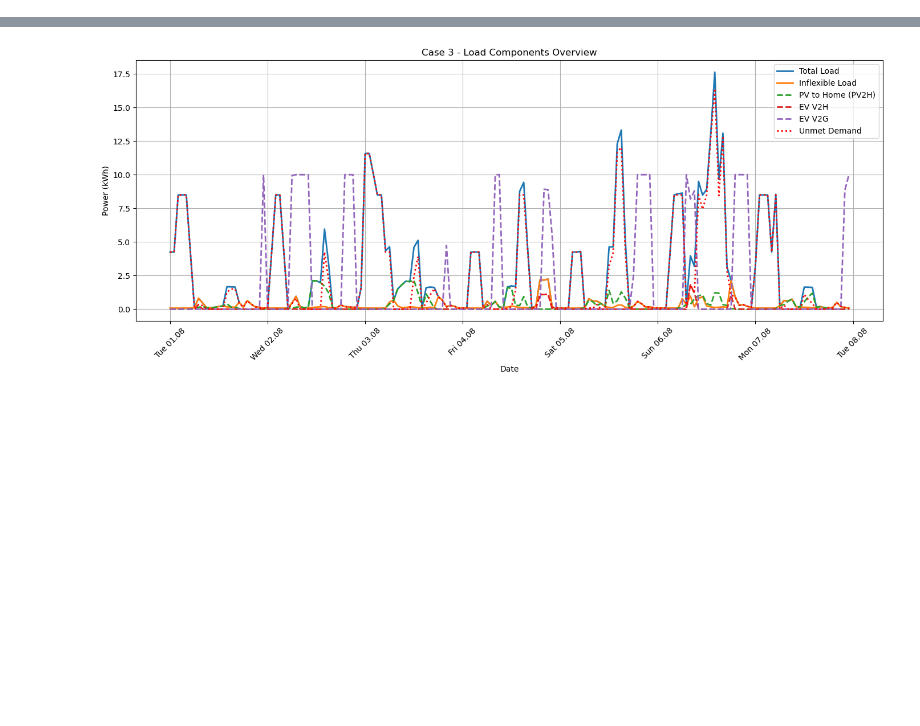
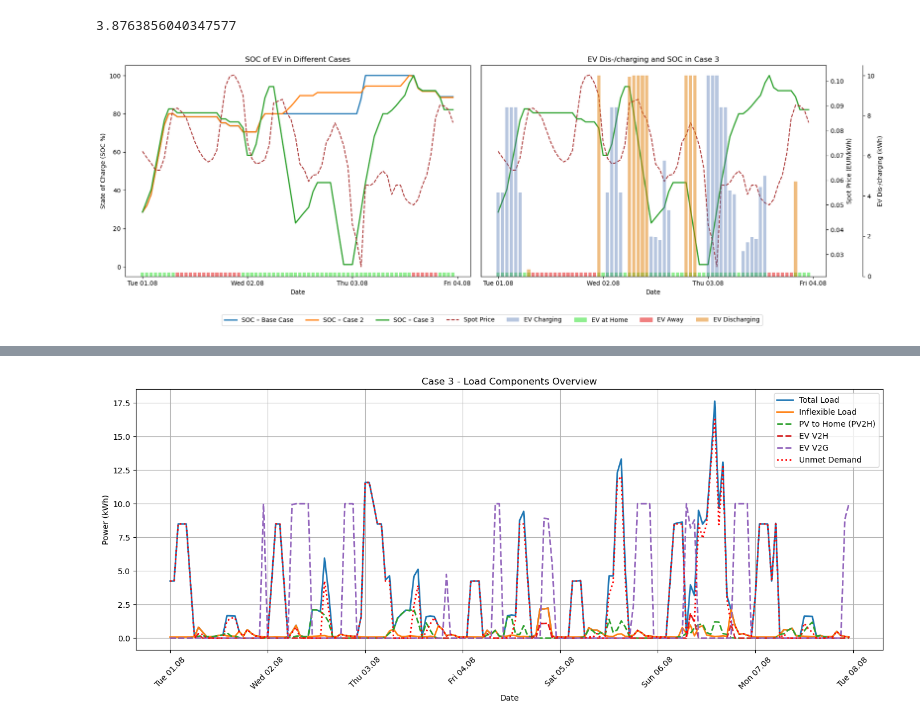
Before and after one commit to sewaelty/optimization_project, a Jupyter notebook: main/plots_Simon.ipynb, the cells around one changed output, grey strips where cells are left out. Drawn from its saved outputs; the diff is of its cells as text; code cells hidden in the pictures; blank space fills up the shorter version.

```diff
--- a/main/plots_Simon.ipynb
+++ b/main/plots_Simon.ipynb
@@ -19,16 +19,14 @@ figures_dir = os.path.join(data_dir, 'figures')
 
 
 
+results_basecase_summer = pd.read_csv(os.path.join(results_dir, 'results_basecase_summer.csv'),sep=',')
+results_basecase_winter = pd.read_csv(os.path.join(results_dir, 'results_basecase_winter.csv'), sep=',')
+results_case_1_winter = pd.read_csv(os.path.join(results_dir, 'results_case_1_winter.csv'), sep=',')
+results_case_2_summer = pd.read_csv(os.path.join(results_dir,'results_case_2_summer.csv'), sep=',')
+results_case_2_winter = pd.read_csv(os.path.join(results_dir,'results_case_2_winter.csv'), sep=',')
+results_case_3_summer = pd.read_csv(os.path.join(results_dir,'results_case_3_summer.csv'), sep=',')
+results_case_3_winter = pd.read_csv(os.path.join(results_dir,'results_case_3_winter.csv'), sep=',')
 
-
-# Summer month
-
-results_basecase_summer = pd.read_csv(os.path.join(results_dir, 'results_basecase_summer.csv'),sep=',')
-#results_basecase_winter = pd.read_csv(os.path.join(results_dir, 'results_basecase_winter.csv'), sep=',')
-#results_case_1_winter = pd.read_csv(os.path.join(results_dir, 'results_case_1_winter.csv'), sep=',')
-#results_case_2_summer = pd.read_csv(os.path.join(results_dir,'results_case_2_summer.csv'), sep=',')
-#results_case_2_winter = pd.read_csv(os.path.join(results_dir,'results_case_2_winter.csv'), sep=',')
-#results_case_3_summer = pd.read_csv(os.path.join(results_dir,'results_case_3_summer.csv'), sep=',')
-#results_case_3_winter = pd.read_csv(os.path.join(results_dir,'results_case_3_winter.csv'), sep=',')
-
-#print(results_case_3_summer.columns)
+print(max(results_case_3_winter['EV_V2H']))
+# %% [output]
+3.8763856040347577
@@ -104,3 +283,19 @@ def plot_ev_soc_with_price_and_pv(
+# %%
+df_dict = {
+    "Base Case": results_basecase_summer,
+    #"Case 1": results_case_1_summer,
+    "Case 2": results_case_2_summer,
+    "Case 3": results_case_3_summer
+}
+
+plot_ev_soc_and_charging_side_by_side(
+    df_dict,
+    title_left="SOC of EV in Different Cases",
+    title_right="EV Dis-/charging and SOC in Case 3",
+    save_filename="SOC_and_charging_cases.png"
+)
+# %% [output]
+[figure, added]
 # %%
 # Example use:
 df_dict = {
```
Also changed, not shown: parts of 6 cells of this notebook, 2 other files.
